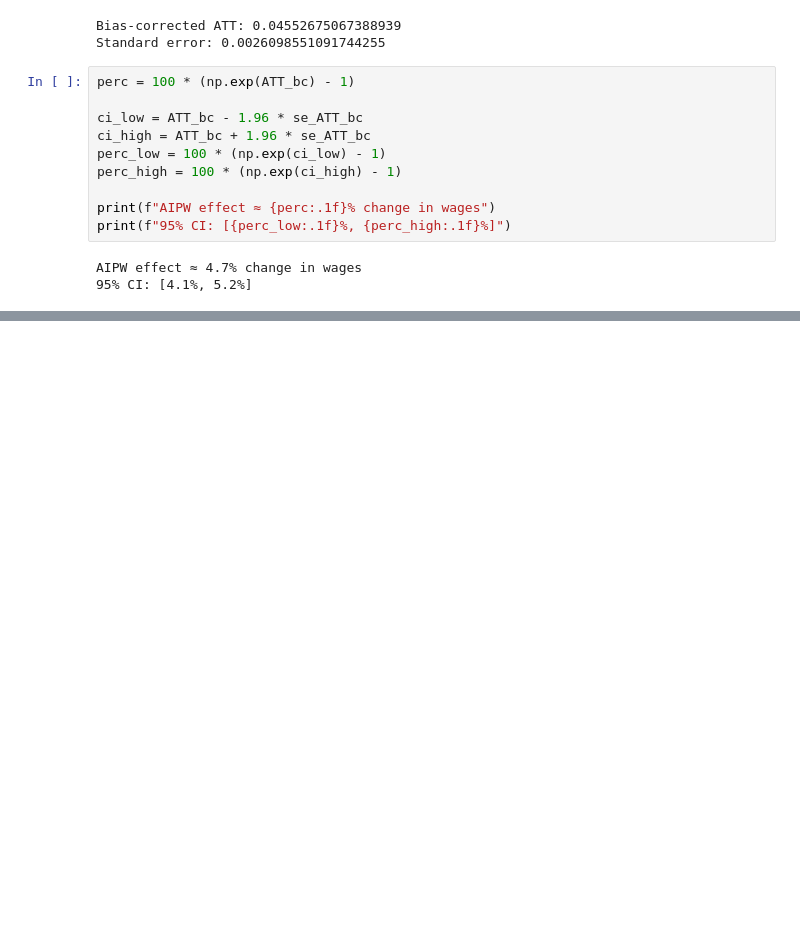
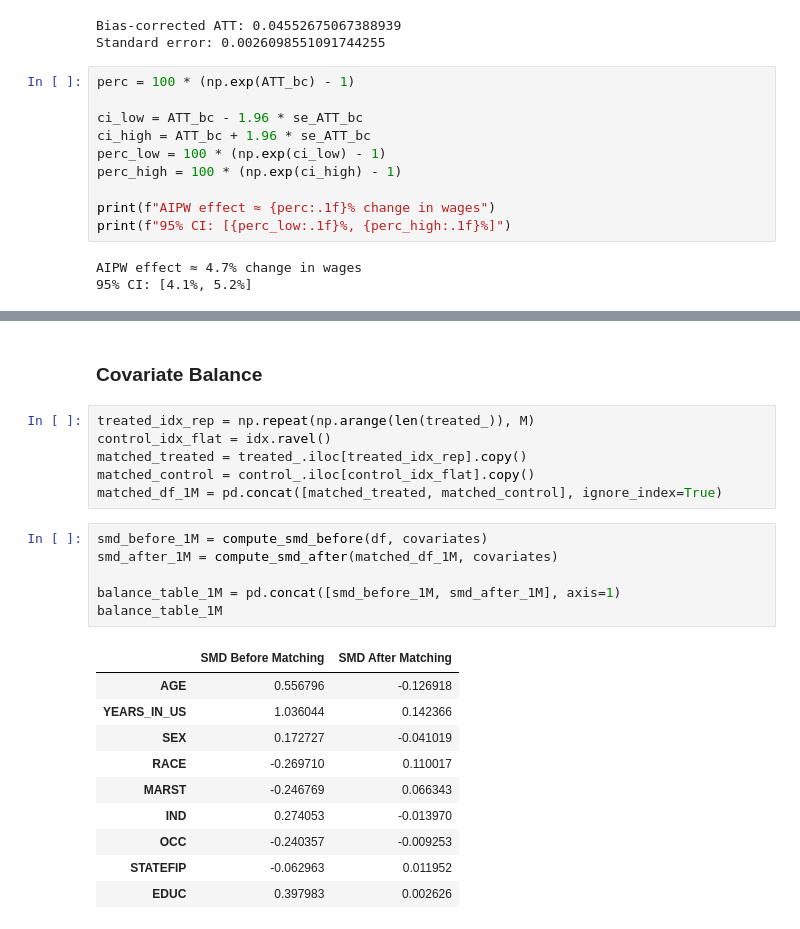
Before and after one commit to zydingstf/STAT209FinalProject, a Jupyter notebook: notebooks/04_matching.ipynb, the cells around one changed output, grey strips where cells are left out. Drawn from its saved outputs; the diff is of its cells as text; blank space fills up the shorter version.

```diff
--- a/notebooks/04_matching.ipynb
+++ b/notebooks/04_matching.ipynb
@@ -219,0 +291,25 @@ Bootstrap SE (conditional on matches & mu0): 0.0025537775545597017
+# %% [markdown]
+### Covariate Balance
+# %%
+treated_idx_rep = np.repeat(np.arange(len(treated_)), M)
+control_idx_flat = idx.ravel()
+matched_treated = treated_.iloc[treated_idx_rep].copy()
+matched_control = control_.iloc[control_idx_flat].copy()
+matched_df_1M = pd.concat([matched_treated, matched_control], ignore_index=True)
+# %%
+smd_before_1M = compute_smd_before(df, covariates)
+smd_after_1M = compute_smd_after(matched_df_1M, covariates)
+
+balance_table_1M = pd.concat([smd_before_1M, smd_after_1M], axis=1)
+balance_table_1M
+# %% [output]
+|  | SMD Before Matching | SMD After Matching |
+| AGE | 0.556796 | -0.126918 |
+| YEARS_IN_US | 1.036044 | 0.142366 |
+| SEX | 0.172727 | -0.041019 |
+| RACE | -0.269710 | 0.110017 |
+| MARST | -0.246769 | 0.066343 |
+| IND | 0.274053 | -0.013970 |
+| OCC | -0.240357 | -0.009253 |
+| STATEFIP | -0.062963 | 0.011952 |
+| EDUC | 0.397983 | 0.002626 |
```
Also changed, not shown: parts of 7 cells of this notebook, 3 other files.
